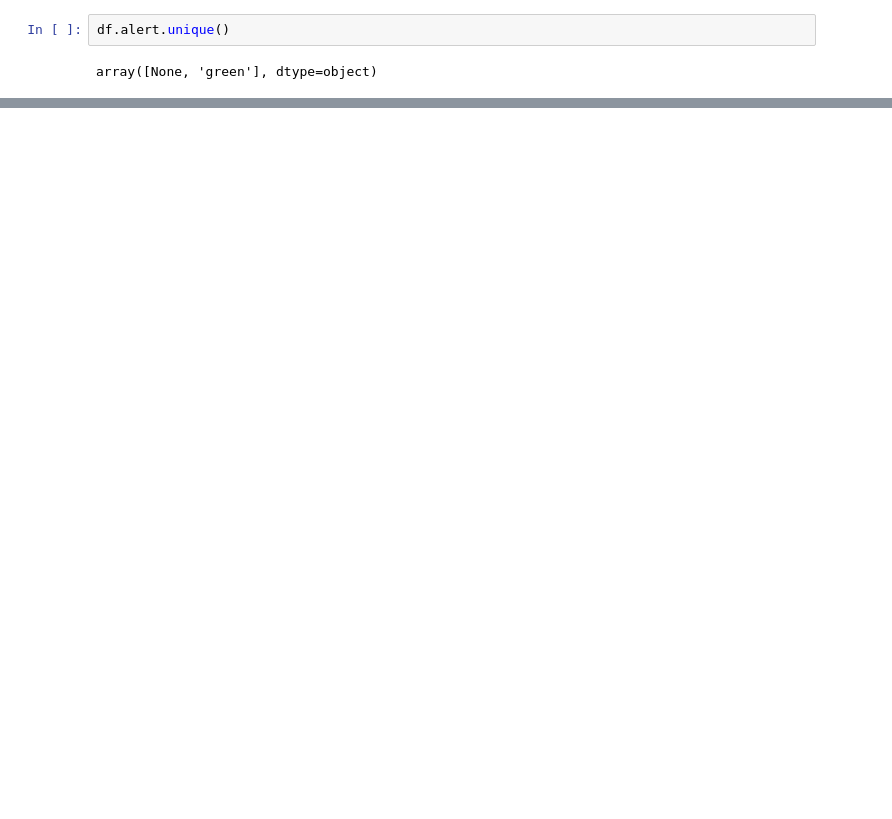
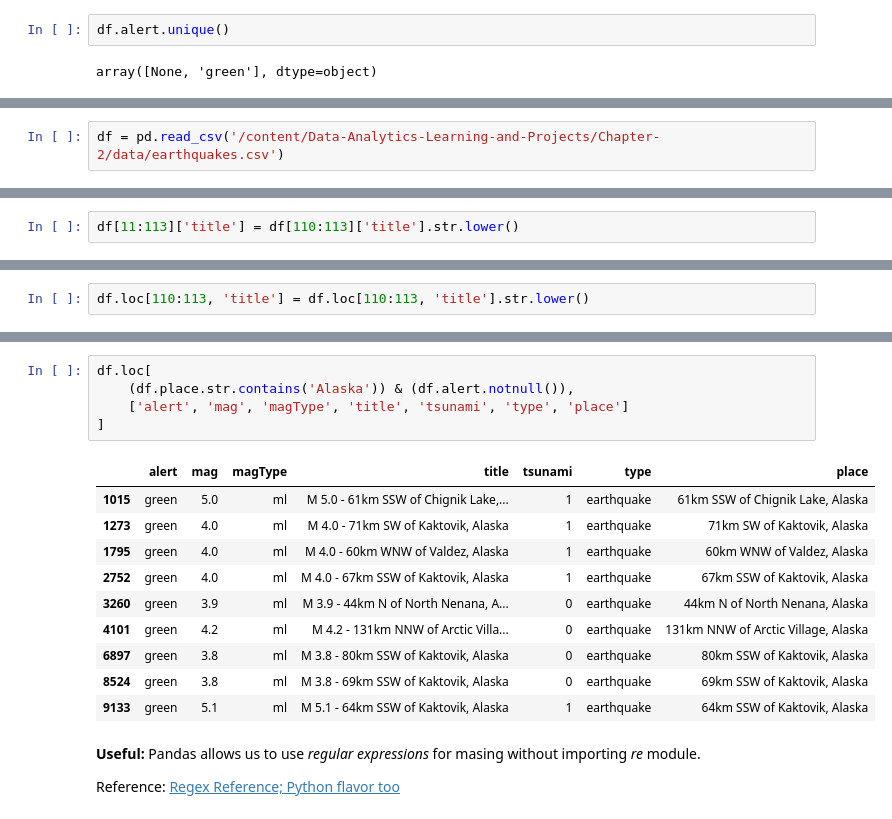
Before and after one commit to OfTheByteQuest/Data-Analytics-Learning-and-Projects, a Jupyter notebook: Chapter-2/Chapter-2.ipynb, the cells around one changed output, grey strips where cells are left out. Drawn from its saved outputs; the diff is of its cells as text; blank space fills up the shorter version.

Commit message:
Learnt: 1. Slicing and Indexing in Pandas 2. Use of Masking 3. Bit operators in Pandas 4. Vectorization of string methods

```diff
--- a/Chapter-2/Chapter-2.ipynb
+++ b/Chapter-2/Chapter-2.ipynb
@@ -523 +502,3 @@ df.alert.value_counts(dropna=False)
 dtype: int64
+# %%
+df = pd.read_csv('/content/Data-Analytics-Learning-and-Projects/Chapter-2/data/earthquakes.csv')
@@ -523,0 +549,2 @@ dtype: int64
+# %%
+df[11:113]['title'] = df[110:113]['title'].str.lower()
@@ -523,0 +574,2 @@ dtype: int64
+# %%
+df.loc[110:113, 'title'] = df.loc[110:113, 'title'].str.lower()
@@ -523,0 +720,20 @@ dtype: int64
+# %%
+df.loc[
+    (df.place.str.contains('Alaska')) & (df.alert.notnull()),
+    ['alert', 'mag', 'magType', 'title', 'tsunami', 'type', 'place']
+]
+# %% [output]
+|  | alert | mag | magType | title | tsunami | type | place |
+| 1015 | green | 5.0 | ml | M 5.0 - 61km SSW of Chignik Lake,... | 1 | earthquake | 61km SSW of Chignik Lake, Alaska |
+| 1273 | green | 4.0 | ml | M 4.0 - 71km SW of Kaktovik, Alaska | 1 | earthquake | 71km SW of Kaktovik, Alaska |
+| 1795 | green | 4.0 | ml | M 4.0 - 60km WNW of Valdez, Alaska | 1 | earthquake | 60km WNW of Valdez, Alaska |
+| 2752 | green | 4.0 | ml | M 4.0 - 67km SSW of Kaktovik, Alaska | 1 | earthquake | 67km SSW of Kaktovik, Alaska |
+| 3260 | green | 3.9 | ml | M 3.9 - 44km N of North Nenana, A... | 0 | earthquake | 44km N of North Nenana, Alaska |
+| 4101 | green | 4.2 | ml | M 4.2 - 131km NNW of Arctic Villa... | 0 | earthquake | 131km NNW of Arctic Village, Alaska |
+| 6897 | green | 3.8 | ml | M 3.8 - 80km SSW of Kaktovik, Alaska | 0 | earthquake | 80km SSW of Kaktovik, Alaska |
+| 8524 | green | 3.8 | ml | M 3.8 - 69km SSW of Kaktovik, Alaska | 0 | earthquake | 69km SSW of Kaktovik, Alaska |
+| 9133 | green | 5.1 | ml | M 5.1 - 64km SSW of Kaktovik, Alaska | 1 | earthquake | 64km SSW of Kaktovik, Alaska |
+# %% [markdown]
+**Useful:** Pandas allows us to use *regular expressions* for masing without importing *re* module.
+
+Reference: [Regex Reference; Python flavor too](https://regex101.com/)
```
Also changed, not shown: parts of 52 cells of this notebook.
